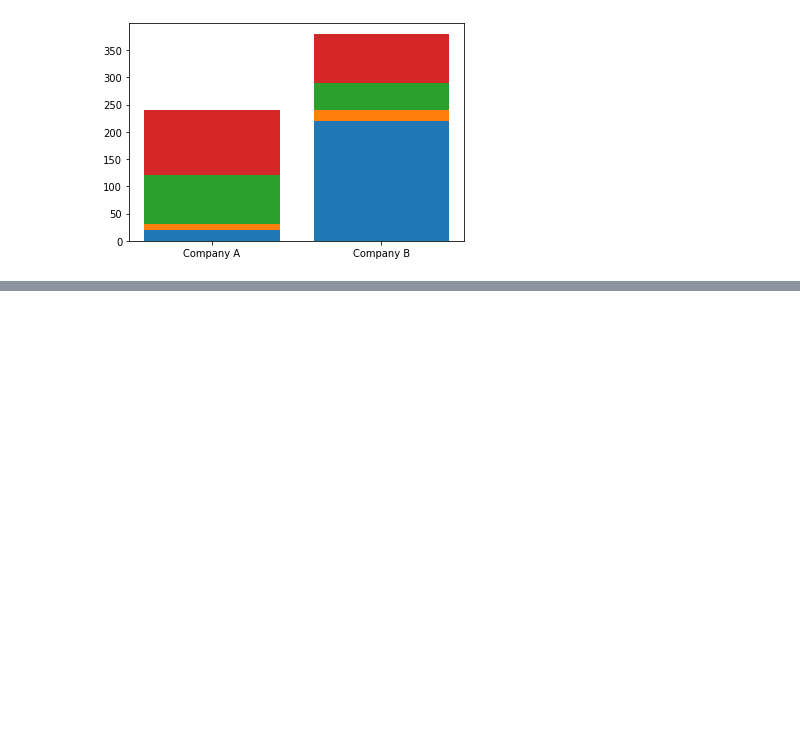
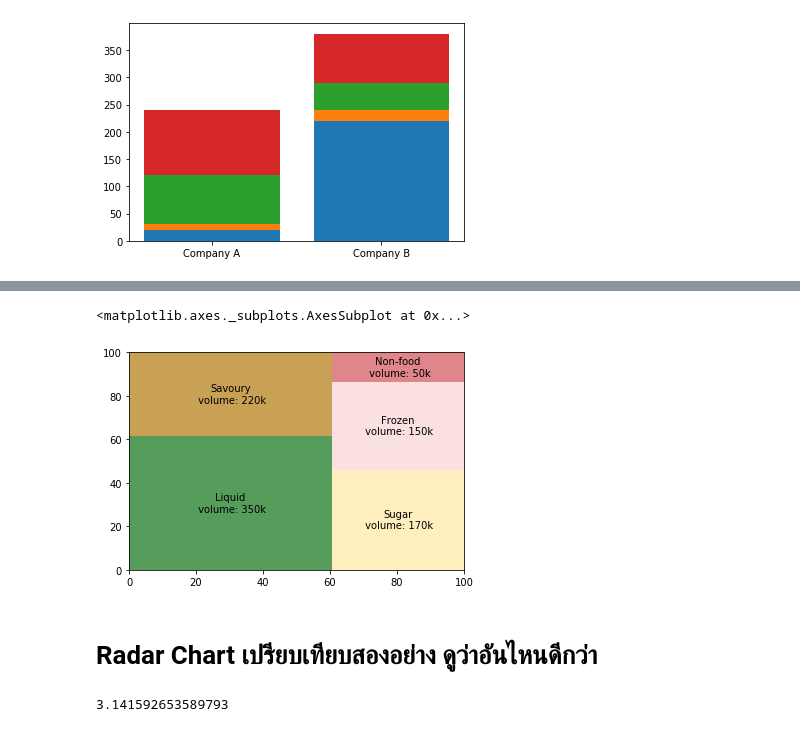
Before and after one commit to wipawadee/python_dataviz, a Jupyter notebook: Visualize Data Comparison.ipynb, the cells around one changed output, grey strips where cells are left out. Saved outputs shown, nothing was run; the diff lists cells and outputs as text; code cells hidden in the pictures; blank space fills up the shorter version.

```diff
--- a/Visualize Data Comparison.ipynb
+++ b/Visualize Data Comparison.ipynb
@@ -83,0 +125,8 @@ plt.bar([1,2],saledata.iloc[:,3],bottom=saledata.iloc[:,0]+saledata.iloc[:,1]+sa
+# %%
+squarify.plot(sizes=volume, label=labels,
+              color=color_list, alpha=0.7) #alpha คือความโปร่งใส
+# %% [output]
+<matplotlib.axes._subplots.AxesSubplot at 0x...>
+[figure, added]
+# %% [markdown]
+# Radar Chart เปรียบเทียบสองอย่าง ดูว่าอันไหนดีกว่า
@@ -83,0 +136,4 @@ plt.bar([1,2],saledata.iloc[:,3],bottom=saledata.iloc[:,0]+saledata.iloc[:,1]+sa
+# %%
+pi
+# %% [output]
+3.141592653589793
```
Also changed, not shown: parts of 31 cells of this notebook, 3 other files.
